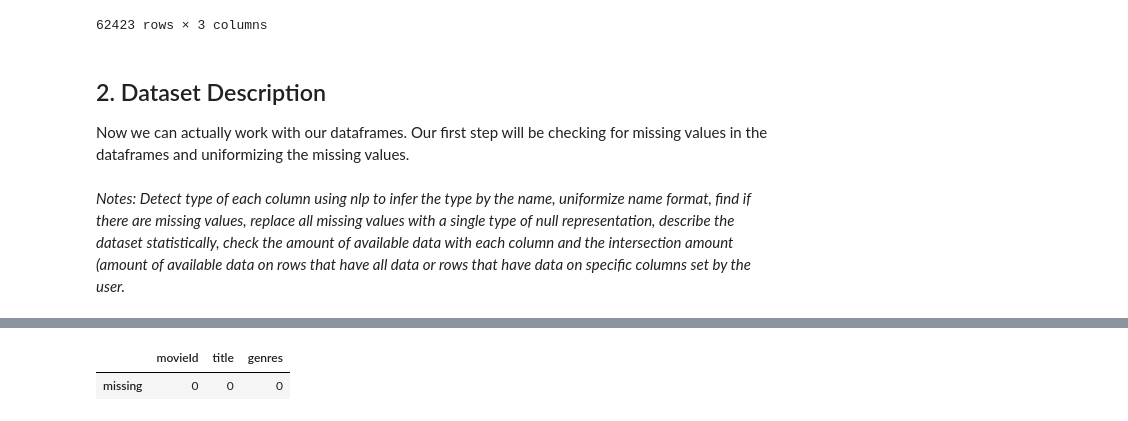
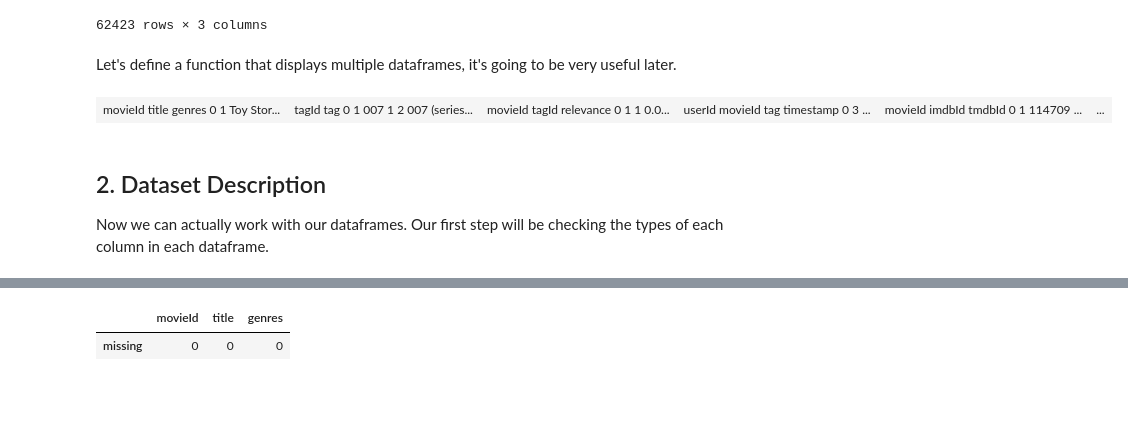
Before and after one commit to igorbenav/dexter, a Jupyter notebook: usecases/movielens/usecase_movielens.ipynb, the cells around one changed output, grey strips where cells are left out. Saved outputs shown, nothing was run; the diff lists cells and outputs as text; code cells hidden in the pictures; blank space fills up the shorter version.

```diff
--- a/usecases/movielens/usecase_movielens.ipynb
+++ b/usecases/movielens/usecase_movielens.ipynb
@@ -86,9 +188,28 @@ list(dataframes.values())[0]
 | 62421 | 209169 | A Girl Thing (2001) | (no genres listed) |
 | 62422 | 209171 | Women of Devil's Island (1962) | Action|Adventure|Drama |
 62423 rows × 3 columns
+# %% [markdown]
+Let's define a function that displays multiple dataframes, it's going to be very useful later.
+# %%
+from IPython.core.display import HTML
+
+def multi_table(table_list):
+    ''' Acceps a list of IpyTable objects and returns a table which contains each IpyTable in a cell
+    '''
+    return HTML(
+        ''.join(
+            ('<table><tr style="background-color:white;">',
+        ''.join(['<td>' + table._repr_html_() + '</td>' for table in table_list]),
+        '</tr></table>')
+        )
+    )
+
+multi_table(dataframes.values())
+
+# source: https://github.com/epmoyer/ipy_table/issues/24
+# %% [output]
+| movieId title genres 0 1 Toy Stor... | tagId tag 0 1 007 1 2 007 (series... | movieId tagId relevance 0 1 1 0.0... | userId movieId tag timestamp 0 3 ... | movieId imdbId tmdbId 0 1 114709 ... | ... |
 # %% [markdown]
 <h2>2. Dataset Description</h2>
 
-<p>Now we can actually work with our dataframes. Our first step will be checking for missing values in the dataframes and uniformizing the missing values.</p>
+<p>Now we can actually work with our dataframes. Our first step will be checking the types of each column in each dataframe.</p>
-# %% [markdown]
-<i>Notes: Detect type of each column using nlp to infer the type by the name, uniformize name format, find if there are missing values, replace all missing values with a single type of null representation, describe the dataset statistically, check the amount of available data with each column and the intersection amount (amount of available data on rows that have all data or rows that have data on specific columns set by the user.</i>
```
Also changed, not shown: parts of 14 cells of this notebook.
